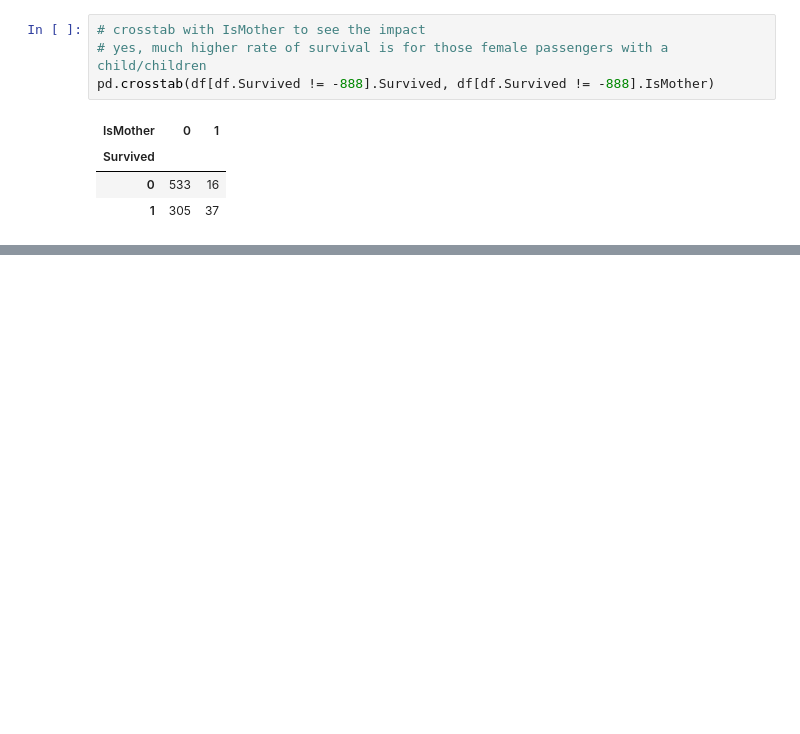
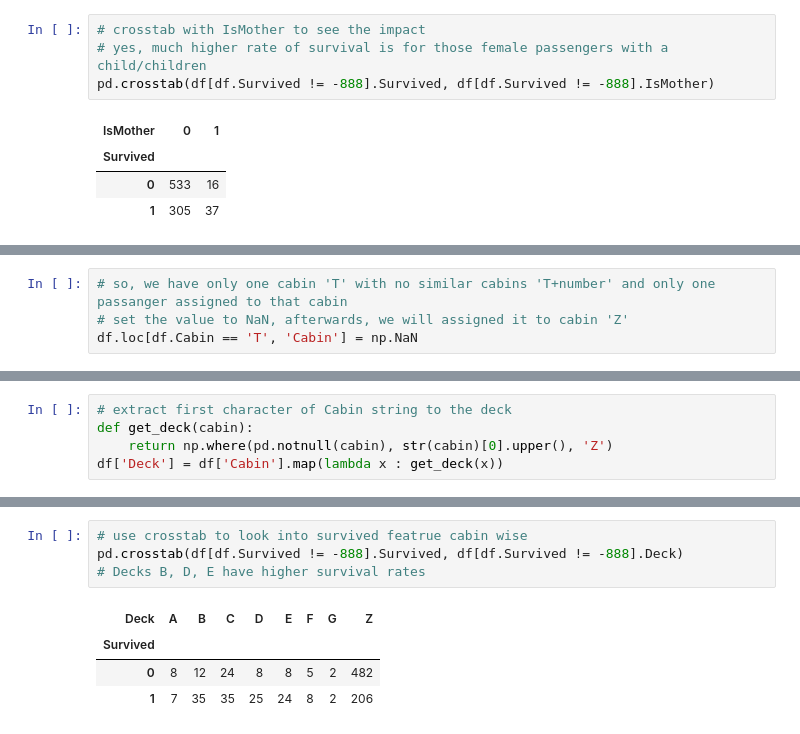
Before and after one commit to biljana-zobenica/titanic, a Jupyter notebook: notebooks/2.0-bz-exploring-processing-data.ipynb, the cells around one changed output, grey strips where cells are left out. Saved outputs shown, nothing was run; the diff lists cells and outputs as text; blank space fills up the shorter version.

Commit message:
Create and analyse feature Deck

```diff
--- a/notebooks/2.0-bz-exploring-processing-data.ipynb
+++ b/notebooks/2.0-bz-exploring-processing-data.ipynb
@@ -1053,0 +1112,4 @@ pd.crosstab(df[df.Survived != -888].Survived, df[df.Survived != -888].IsMother)
+# %%
+# so, we have only one cabin 'T' with no similar cabins 'T+number' and only one passanger assigned to that cabin
+# set the value to NaN, afterwards, we will assigned it to cabin 'Z'
+df.loc[df.Cabin == 'T', 'Cabin'] = np.NaN
@@ -1053,0 +1137,5 @@ pd.crosstab(df[df.Survived != -888].Survived, df[df.Survived != -888].IsMother)
+# %%
+# extract first character of Cabin string to the deck
+def get_deck(cabin):
+    return np.where(pd.notnull(cabin), str(cabin)[0].upper(), 'Z')
+df['Deck'] = df['Cabin'].map(lambda x : get_deck(x))
@@ -1053,0 +1155,9 @@ pd.crosstab(df[df.Survived != -888].Survived, df[df.Survived != -888].IsMother)
+# %%
+# use crosstab to look into survived featrue cabin wise
+pd.crosstab(df[df.Survived != -888].Survived, df[df.Survived != -888].Deck)
+# Decks B, D, E have higher survival rates
+# %% [output]
+| Deck | A | B | C | D | E | F | G | Z |
+| Survived |  |  |  |  |  |  |  |  |
+| 0 | 8 | 12 | 24 | 8 | 8 | 5 | 2 | 482 |
+| 1 | 7 | 35 | 35 | 25 | 24 | 8 | 2 | 206 |
```
Also changed, not shown: parts of 9 cells of this notebook.
